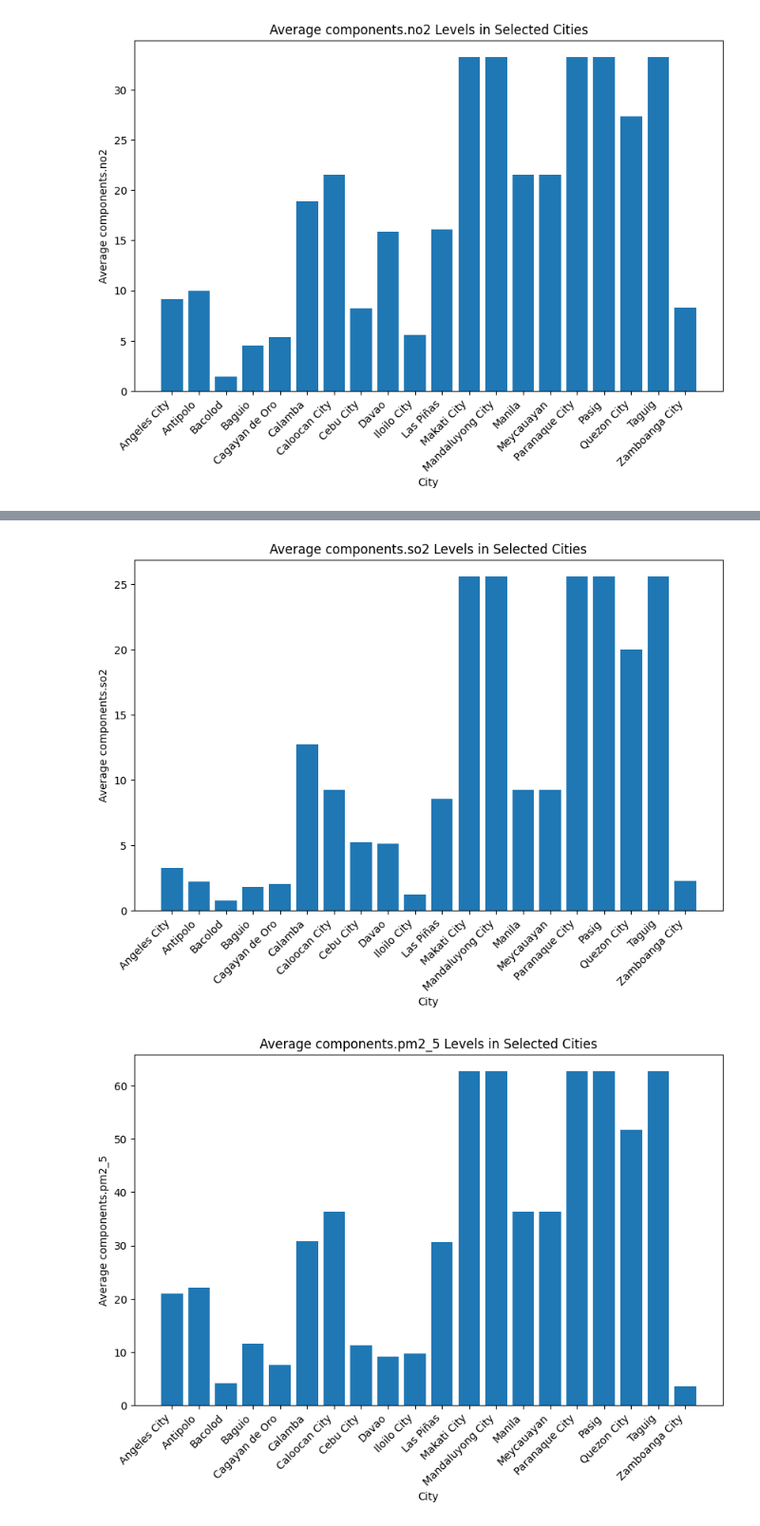
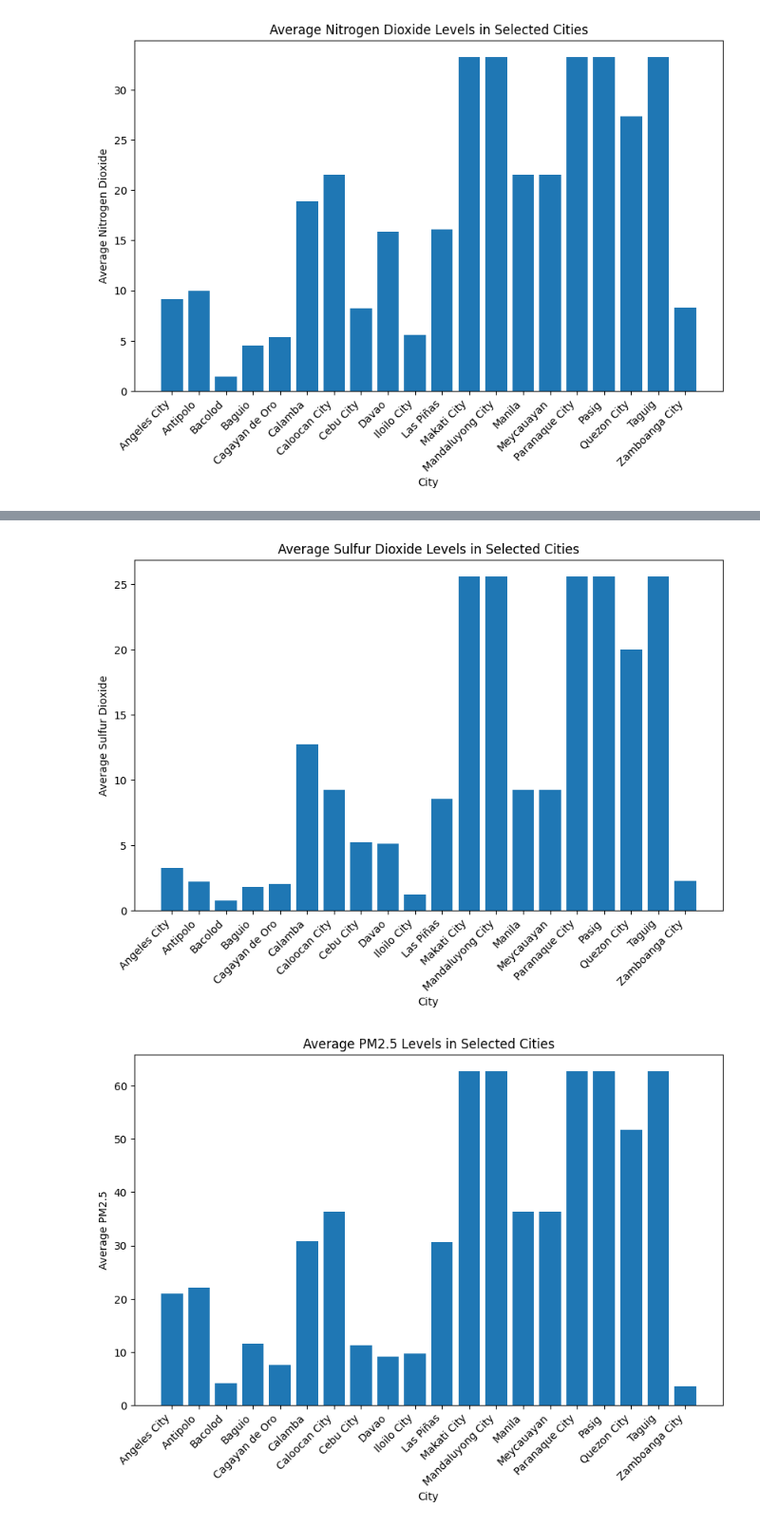
Before and after one commit to ParantarUrielAlexis/Spotify-Analysis, a Jupyter notebook: data.ipynb, the cells around one changed output, grey strips where cells are left out. Shown at 95% size. Cells and saved outputs as stored; diff of their text form; code cells hidden in the pictures.

```diff
--- a/data.ipynb
+++ b/data.ipynb
@@ -343,17 +328,9 @@ plt.show()
 # %% [output]
 [figure]
 # %%
-desired_cities = ["Manila", "Quezon City", "Cebu City",
-                  "Davao", "Makati City", "Taguig", "Pasig", "Calamba",
-                  "Mandaluyong City", "Caloocan City", "Las Piñas", "Meycauayan",
-                  "Paranaque City", "Baguio", "Angeles City", "Iloilo City",
-                  "Cagayan de Oro", "Zamboanga City", "Bacolod", "Antipolo"]
-
-# Filter data for the desired cities
-filtered_df = df[df['city_name'].isin(desired_cities)]
-
 # Select the desired pollutant (e.g., 'components.nh3') and convert 'datetime' to datetime type
 pollutant_O3= 'components.o3'
+pollutant_O3_rename = 'Ozone'
 
 # Group data by city and calculate the average pollutant level
 average_O3 = filtered_df.groupby('city_name')[pollutant_O3].mean()
@@ -362,8 +339,8 @@ average_O3 = filtered_df.groupby('city_name')[pollutant_O3].mean()
 plt.figure(figsize=(10, 6))
 plt.bar(average_O3.index, average_O3.values)
 plt.xlabel('City')
-plt.ylabel(f'Average {pollutant_O3}')
-plt.title(f'Average {pollutant_O3} Levels in Selected Cities')
+plt.ylabel(f'Average {pollutant_O3_rename}')
+plt.title(f'Average {pollutant_O3_rename} Levels in Selected Cities')
 plt.xticks(rotation=45, ha='right')
 plt.show()
 # %% [output]
@@ -371,16 +348,9 @@ plt.show()
 # %%
-desired_cities = ["Manila", "Quezon City", "Cebu City",
-                  "Davao", "Makati City", "Taguig", "Pasig", "Calamba",
-                  "Mandaluyong City", "Caloocan City", "Las Piñas", "Meycauayan",
-                  "Paranaque City", "Baguio", "Angeles City", "Iloilo City",
-                  "Cagayan de Oro", "Zamboanga City", "Bacolod", "Antipolo"]
 
-# Filter data for the desired cities
-filtered_df = df[df['city_name'].isin(desired_cities)]
 
 # Select the desired pollutant (e.g., 'components.nh3') and convert 'datetime' to datetime type
-pollutant_SO2= 'components.so2'
-
+pollutant_SO2 = 'components.so2'
+pollutant_SO2_rename = 'Sulfur Dioxide'
 # Group data by city and calculate the average pollutant level
 average_SO2 = filtered_df.groupby('city_name')[pollutant_SO2].mean()
 
@@ -388,36 +358,29 @@ average_SO2 = filtered_df.groupby('city_name')[pollutant_SO2].mean()
 plt.figure(figsize=(10, 6))
 plt.bar(average_SO2.index, average_SO2.values)
 plt.xlabel('City')
-plt.ylabel(f'Average {pollutant_SO2}')
-plt.title(f'Average {pollutant_SO2} Levels in Selected Cities')
+plt.ylabel(f'Average {pollutant_SO2_rename}')
+plt.title(f'Average {pollutant_SO2_rename} Levels in Selected Cities')
 plt.xticks(rotation=45, ha='right')
 plt.show()
 # %% [output]
-[figure, old version]
+[figure, new version]
 # %%
-desired_cities = ["Manila", "Quezon City", "Cebu City",
-                  "Davao", "Makati City", "Taguig", "Pasig", "Calamba",
-                  "Mandaluyong City", "Caloocan City", "Las Piñas", "Meycauayan",
-                  "Paranaque City", "Baguio", "Angeles City", "Iloilo City",
-                  "Cagayan de Oro", "Zamboanga City", "Bacolod", "Antipolo"]
 
-# Filter data for the desired cities
-filtered_df = df[df['city_name'].isin(desired_cities)]
 
 # Select the desired pollutant (e.g., 'components.nh3') and convert 'datetime' to datetime type
 pollutant_PM2_5= 'components.pm2_5'
-
+pollutant_PM2_5_rename = 'PM2.5'
 # Group data by city and calculate the average pollutant level
 average_PM2_5 = filtered_df.groupby('city_name')[pollutant_PM2_5].mean()
 
 # Plot the average pollutant levels for each city
 plt.figure(figsize=(10, 6))
 plt.bar(average_PM2_5.index, average_PM2_5.values)
 plt.xlabel('City')
-plt.ylabel(f'Average {pollutant_PM2_5}')
-plt.title(f'Average {pollutant_PM2_5} Levels in Selected Cities')
+plt.ylabel(f'Average {pollutant_PM2_5_rename}')
+plt.title(f'Average {pollutant_PM2_5_rename} Levels in Selected Cities')
 plt.xticks(rotation=45, ha='right')
 plt.show()
 # %% [output]
-[figure, old version]
+[figure, new version]
 # %%
```
Also changed, not shown: parts of 6 cells of this notebook.
